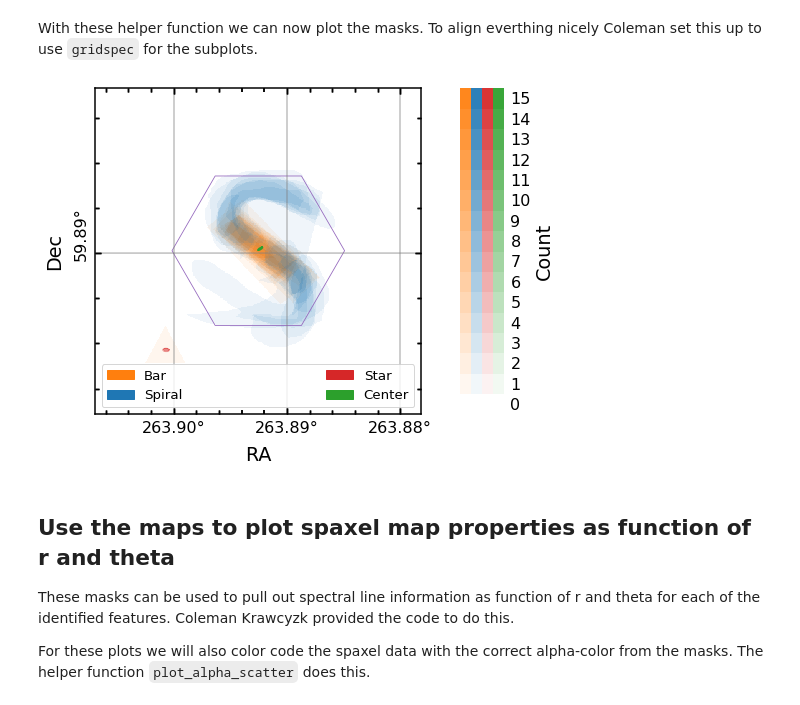
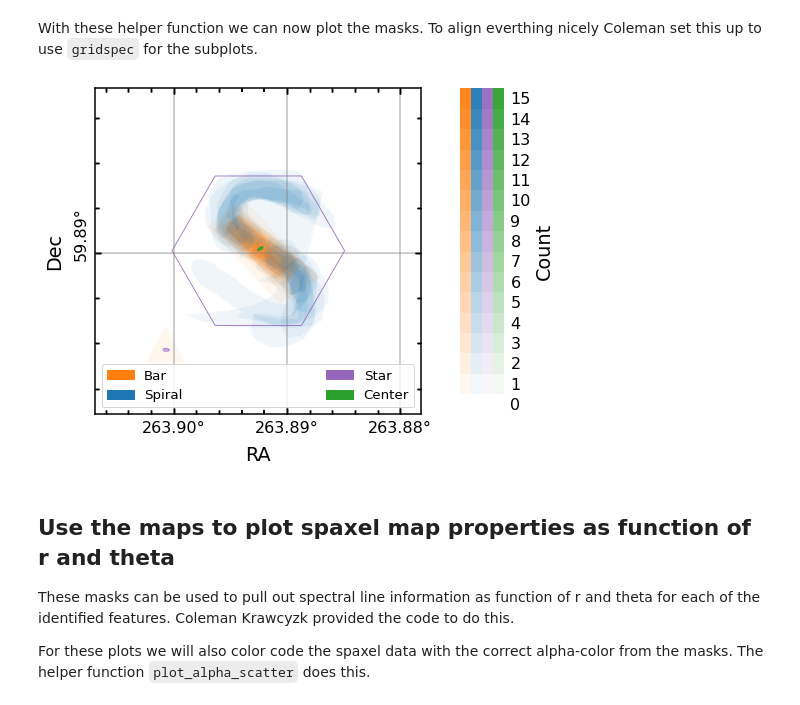
Before and after one commit to karenlmasters/GalaxyZoo3D, a Jupyter notebook: Demo of Galaxy Zoo 3D and MaNGA.ipynb, the cells around one changed output. Saved outputs shown, nothing was run; the diff lists cells and outputs as text; code cells hidden in the pictures.

```diff
--- a/Demo of Galaxy Zoo 3D and MaNGA.ipynb
+++ b/Demo of Galaxy Zoo 3D and MaNGA.ipynb
@@ -153,25 +120,0 @@ When the images were created for the first phase of the project (MPL-5 data) the
-# %%
-def set_up_axes(ax, color_grid='white', color_tick='white'):
-    # extract the coordinates from the axes object
-    ra = ax.coords['ra']
-    dec = ax.coords['dec']
-    # add axis labels
-    ra.set_axislabel('RA')
-    dec.set_axislabel('Dec')
-    # rotate tick labels on dec
-    dec.ticklabels.set_rotation(90)
-    # add a coordinate grid to the image
-    ax.coords.grid(color=color_grid, alpha=0.5, linestyle='solid', lw=1.5)
-    for coord in [ra, dec]:
-        # set the tick formats
-        coord.set_major_formatter('d.dd')
-        coord.set_ticks(color=color_tick)
-        coord.display_minor_ticks(True)
-
-fig = plt.figure(1)
-ax = fig.add_subplot(111, projection=data.wcs)
-set_up_axes(ax, color_grid='C7')
-#Invert y (Dec) axis
-#ax.set_ylim(ax.get_ylim()[::-1])
-ax.add_patch(data.get_hexagon(correct_hex=True, edgecolor='C4'))
-ax.imshow(data.image)
@@ -273,7 +240,7 @@ gs_color_bars = gridspec.GridSpecFromSubplotSpec(1, 4, wspace=0, subplot_spec=gs
 
 # make the alpha overlay image
 maps = [data.bar_mask, data.spiral_mask, data.star_mask, data.center_mask]
-colors=['C1', 'C0', 'C3', 'C2']
+colors=['C1', 'C0', 'C4', 'C2']
 all_mask = alpha_maps(maps, colors)
 
 # plot the overlay image
@@ -291,35 +258,35 @@ for e, count in zip(center_ellip, data.center_clusters['count']):
     e.set_edgecolor(make_alpha_color(count, 'C2'))
     ax1.add_artist(e)
 star_ellip = data.get_star_ellipse_list()
 for e, count in zip(star_ellip, data.star_clusters['count']):
-    e.set_edgecolor(make_alpha_color(count, 'C3'))
+    e.set_edgecolor(make_alpha_color(count, 'C4'))
     ax1.add_artist(e)
 
 # plot theta=0 line
 #x_theta, y_theta = zero_theta_line(data)
 #ax1.plot(x_theta, y_theta, 'C5')
 #ax1.annotate(r'$\theta$', xy=(0.2, 0.8), xytext=(0.05, 0.9), arrowprops={'arrowstyle': '->', 'connectionstyle': 'angle3'}, xycoords='axes fraction', textcoords='axes fraction')
 
 # make a legend
 bar_patch = mpl.patches.Patch(color=colors[0], label='Bar')
 spiral_patch = mpl.patches.Patch(color=colors[1], label='Spiral')
 star_patch = mpl.patches.Patch(color=colors[2], label='Star')
 center_patch = mpl.patches.Patch(color=colors[3], label='Center')
 plt.legend(handles=[bar_patch, spiral_patch, star_patch, center_patch], ncol=2, loc='lower center', mode='expand')
 
 # make colorbars
 ax_bar, cb_bar = plot_alpha_bar(colors[0], gs_color_bars[0])
 ax_spiral, cb_spiral = plot_alpha_bar(colors[1], gs_color_bars[1])
 ax_star, cb_star = plot_alpha_bar(colors[2], gs_color_bars[2])
 ax_center, cb_center = plot_alpha_bar(colors[3], gs_color_bars[3])
 ax_center.tick_params(axis=u'both', which=u'both', length=0)
 tick_labels = np.arange(0, 16)
 tick_locs = tick_labels - 0.5
 cb_center.set_ticks(tick_locs)
 cb_center.set_ticklabels(tick_labels)
 cb_center.set_label('Count')
 # %% [output]
-[figure, old version]
+[figure, new version]
 # %% [markdown]
 ## Use the maps to plot spaxel map properties as function of r and theta
 
```
Also changed, not shown: parts of 29 cells of this notebook.
